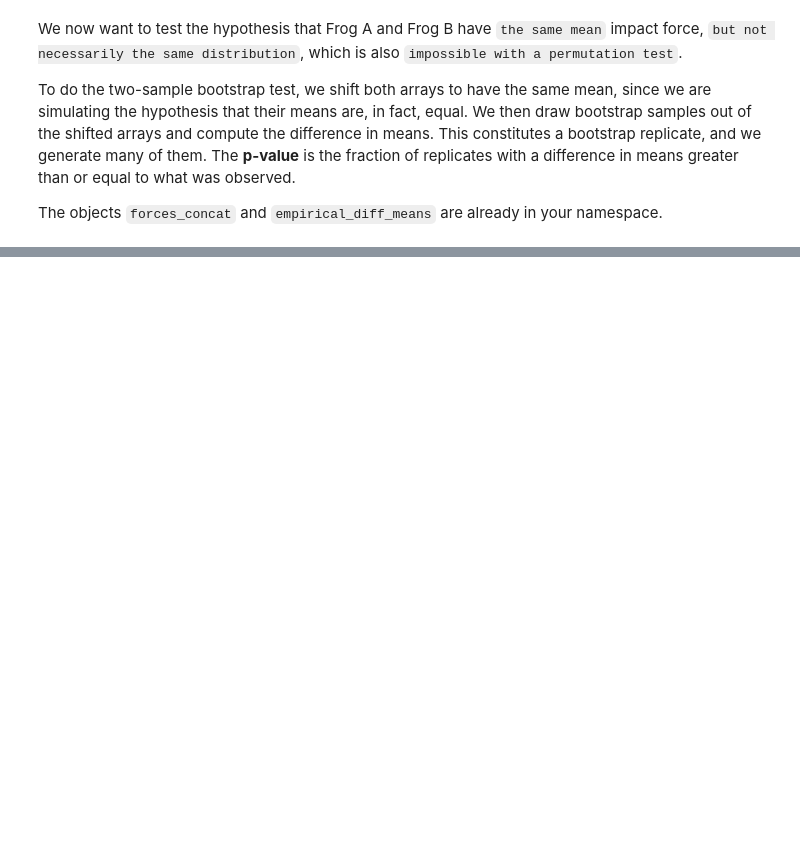
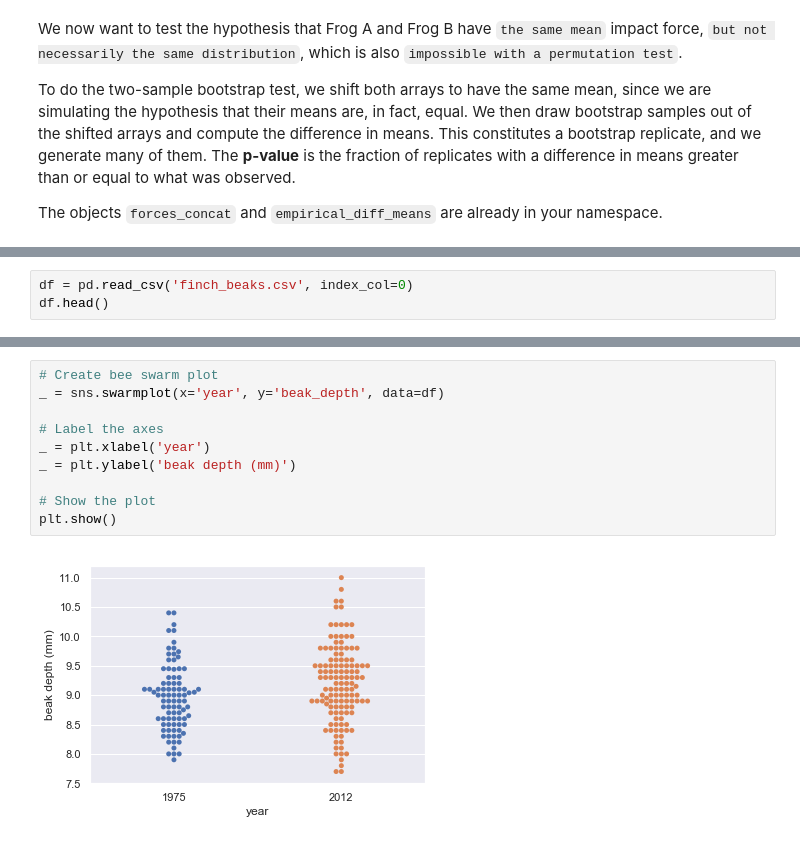
Before and after one commit to ksobczak2501/Data-Scientist-with-Python, a Jupyter notebook: Statistical thinking in Python part 1.ipynb, the cells around one changed output, grey strips where cells are left out. Saved outputs shown, nothing was run; the diff lists cells and outputs as text; blank space fills up the shorter version.

```diff
--- a/Statistical thinking in Python part 1.ipynb
+++ b/Statistical thinking in Python part 1.ipynb
@@ -1210,0 +1368,3 @@ p-value = 0.0038
+# %%
+df = pd.read_csv('finch_beaks.csv', index_col=0)
+df.head()
@@ -1210,0 +1378,12 @@ p-value = 0.0038
+# %%
+# Create bee swarm plot
+_ = sns.swarmplot(x='year', y='beak_depth', data=df)
+
+# Label the axes
+_ = plt.xlabel('year')
+_ = plt.ylabel('beak depth (mm)')
+
+# Show the plot
+plt.show()
+# %% [output]
+[figure, added]
```
Also changed, not shown: parts of 53 cells of this notebook.
